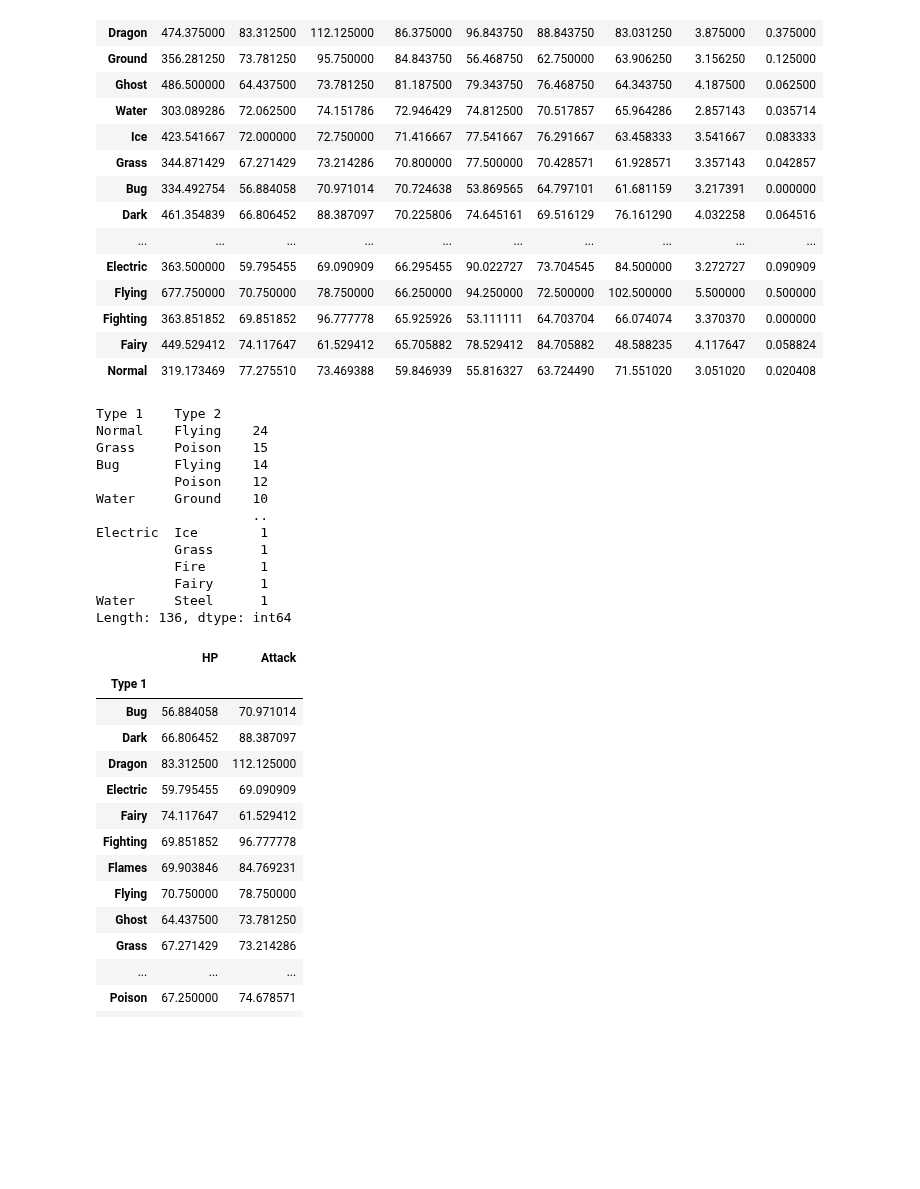
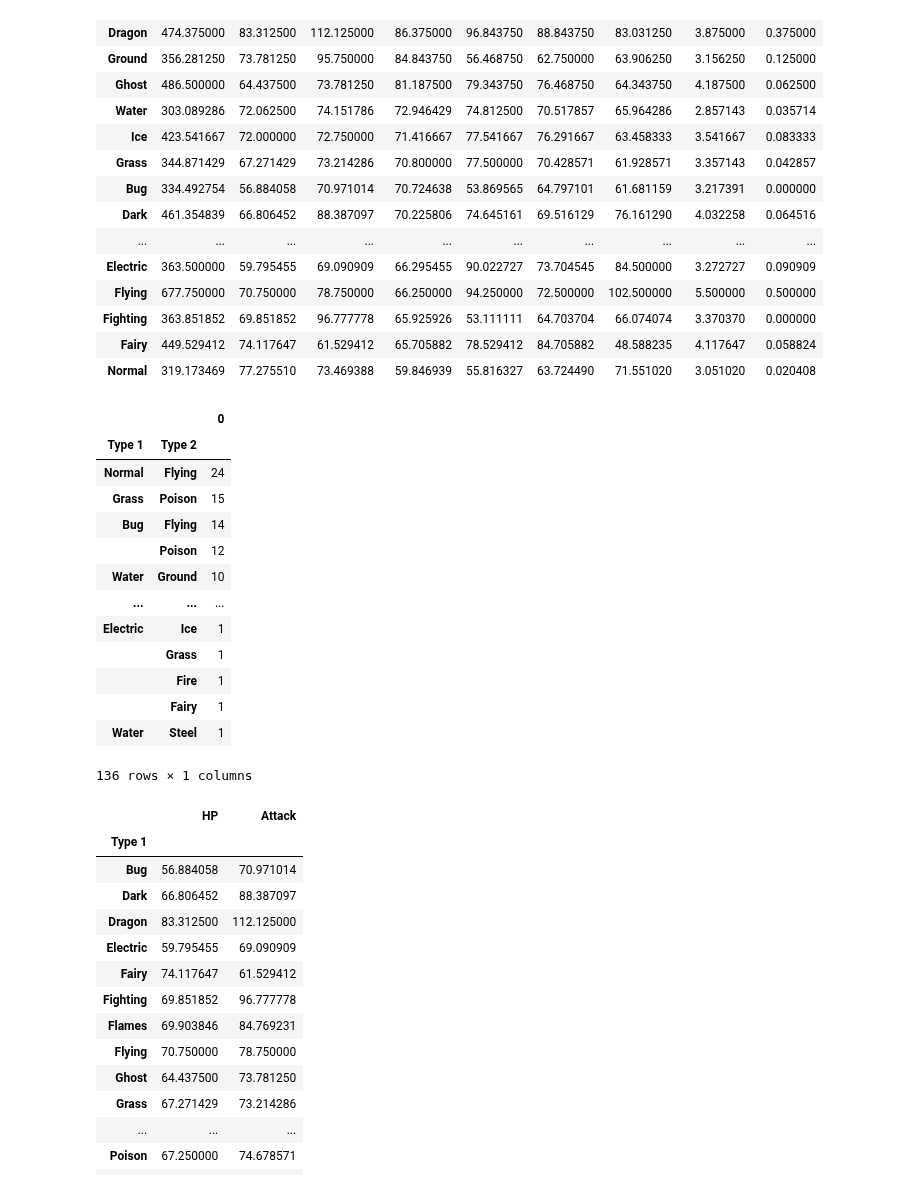
Before and after one commit to Raghav087/Python, a Jupyter notebook: pandas.ipynb, the cells around one changed output. Drawn from its saved outputs; the diff is of its cells as text; code cells hidden in the pictures; blank space fills up the shorter version.

```diff
--- a/pandas.ipynb
+++ b/pandas.ipynb
@@ -700,21 +737,22 @@ data.groupby(['Type 1']).mean().sort_values('Defense',ascending=False)
 | Normal | 319.173469 | 77.275510 | 73.469388 | 59.846939 | 55.816327 | 63.724490 | 71.551020 | 3.051020 | 0.020408 |
 # %%
 data.groupby(['Type 1']).count() #Calculate the count of all rows for each group of 'Type 1' column.
-data[['Type 1','Type 2']].value_counts()
+pd.DataFrame(data[['Type 1','Type 2']].value_counts())
 # %% [output]
+|  |  | 0 |
+| Type 1 | Type 2 |  |
+| Normal | Flying | 24 |
+| Grass | Poison | 15 |
+| Bug | Flying | 14 |
+|  | Poison | 12 |
+| Water | Ground | 10 |
+| ... | ... | ... |
+| Electric | Ice | 1 |
+|  | Grass | 1 |
+|  | Fire | 1 |
+|  | Fairy | 1 |
+| Water | Steel | 1 |
-Type 1    Type 2
-Normal    Flying    24
-Grass     Poison    15
-Bug       Flying    14
-          Poison    12
-Water     Ground    10
-                    ..
-Electric  Ice        1
-          Grass      1
-          Fire       1
-          Fairy      1
-Water     Steel      1
-Length: 136, dtype: int64
+136 rows × 1 columns
 # %%
 data.groupby(['Type 1']).mean()[['HP','Attack']]
 #Group the data by column 'Type 1'. Then calculate mean of all numeric columns BUT show result for only columns 'HP' and 'Attack'.
```
Also changed, not shown: parts of 10 cells of this notebook, 1 other file.
